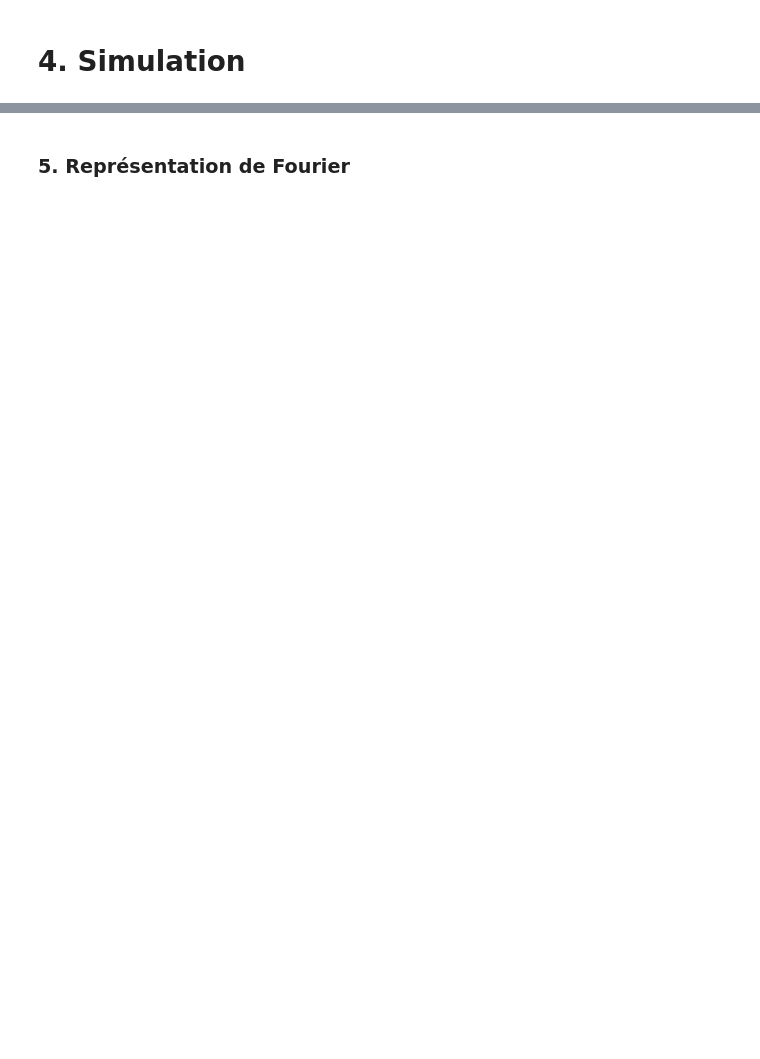
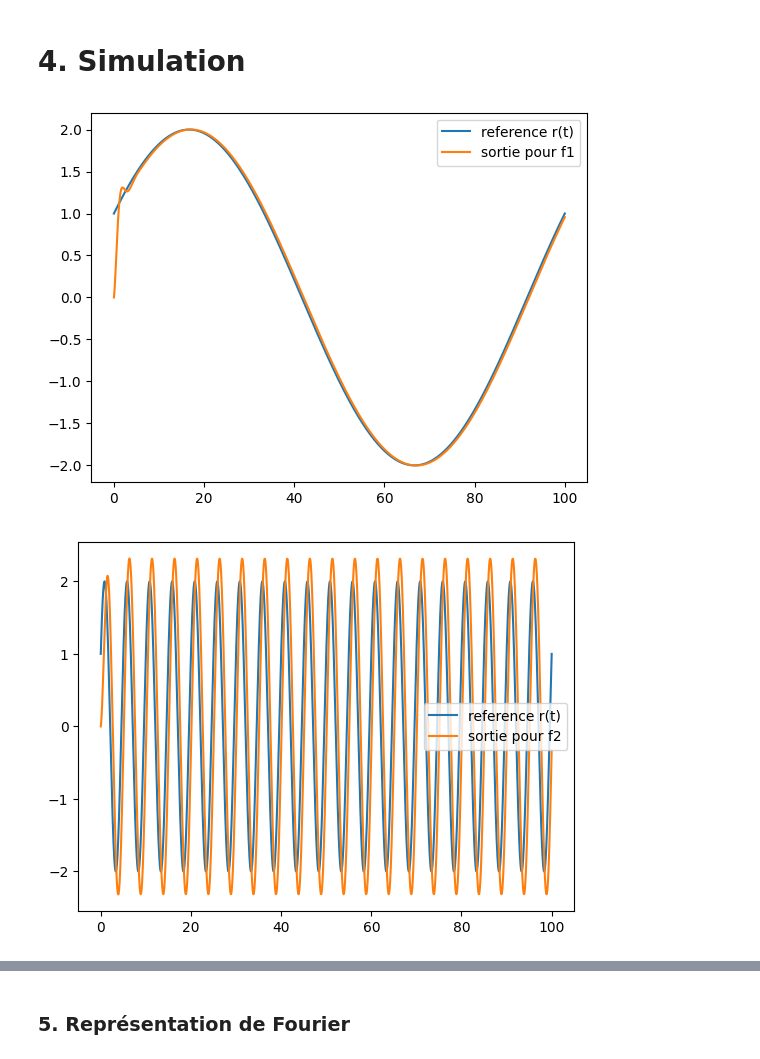
Before and after one commit to benjamin3630/projet_signaux, a Jupyter notebook: partie2.ipynb, the cells around one changed output, grey strips where cells are left out. Cells and saved outputs as stored; diff of their text form; code cells hidden in the pictures; blank space fills up the shorter version.

```diff
--- a/partie2.ipynb
+++ b/partie2.ipynb
@@ -98,39 +101,45 @@ f2 = 0.2
 f3 = 1
 f4 = 10
 
-t_interval = np.linspace(0, 100, 1000)
+t_interval = np.linspace(0, 100, 100000)
 
 K = np.matrix([[0.132, 0.5148]])
 k_r = 0.132
 
 sol_simu_f1 = sc.integrate.solve_ivp(syst_controle, [t0, tf], [y0, theta0], t_eval = t_interval, args=[lambda t: r_sinus(t, f1), K])
 sol_simu_f2 = sc.integrate.solve_ivp(syst_controle, [t0, tf], [y0, theta0], t_eval = t_interval, args=[lambda t: r_sinus(t, f2), K])
+
+#t_interval = np.linspace(0, 100, 1000000)
 sol_simu_f3 = sc.integrate.solve_ivp(syst_controle, [t0, tf], [y0, theta0], t_eval = t_interval, args=[lambda t: r_sinus(t, f3), K])
 sol_simu_f4 = sc.integrate.solve_ivp(syst_controle, [t0, tf], [y0, theta0], t_eval = t_interval, args=[lambda t: r_sinus(t, f4), K])
 
 plt.figure()
 plt.plot(t_interval, r_sinus(t_interval, f1), label='reference r(t)')
 plt.plot(sol_simu_f1["t"], sol_simu_f1["y"][0], label ='sortie pour f1')
 
 
 plt.legend()
 plt.show()
 
 
 plt.figure()
 plt.plot(t_interval, r_sinus(t_interval, f2), label='reference r(t)')
 plt.plot(sol_simu_f2["t"], sol_simu_f2["y"][0], label ='sortie pour f2')
 plt.legend()
 plt.show()
 
 plt.figure()
 plt.plot(t_interval, r_sinus(t_interval, f3), label='reference r(t)')
 plt.plot(sol_simu_f3["t"], sol_simu_f3["y"][0], label ='sortie pour f3')
 plt.legend()
 plt.show()
 
 plt.figure()
 plt.plot(t_interval, r_sinus(t_interval, f4), label='reference r(t)')
 plt.plot(sol_simu_f4["t"], sol_simu_f4["y"][0], label ='sortie pour f4')
+plt.xlim(0,5)
 plt.legend()
 plt.show()
+# %% [output]
+[figure, added]
+[figure, added]
```
Also changed, not shown: parts of 6 cells of this notebook.
